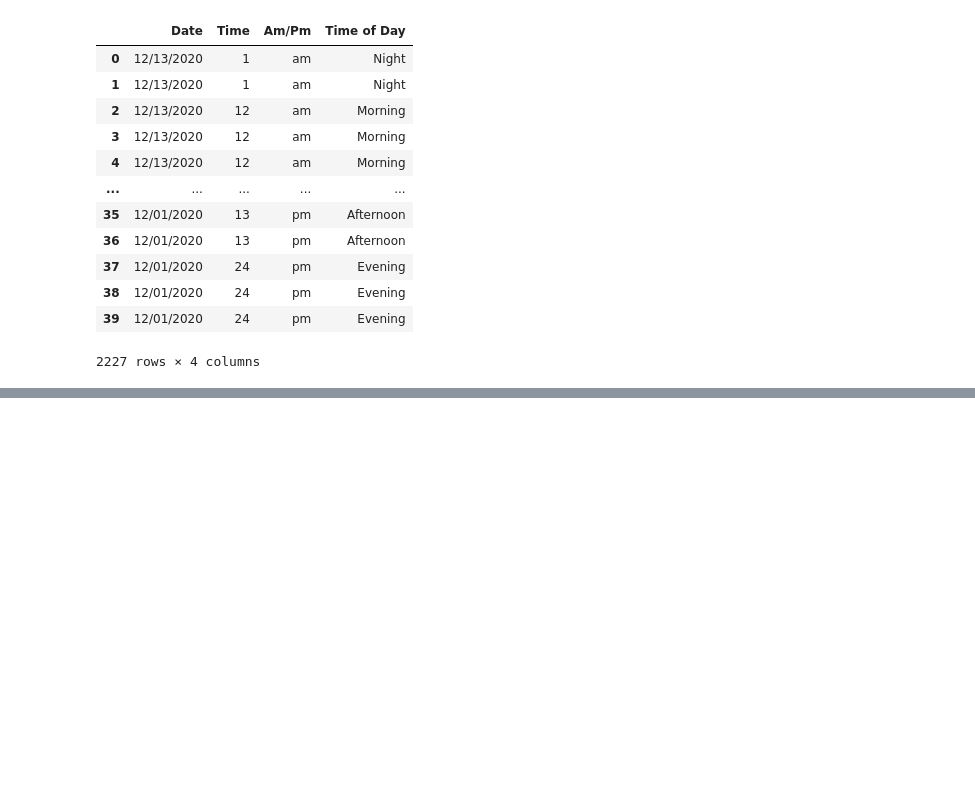
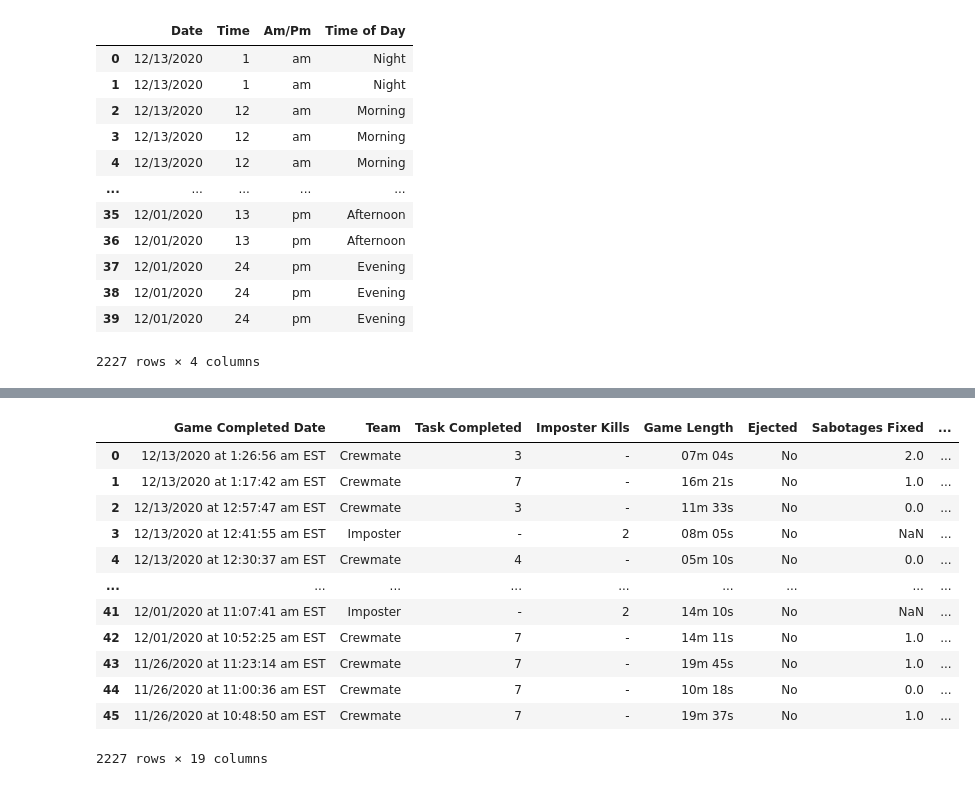
Before and after one commit to madelinesachtler/final-project, a Jupyter notebook: cleaning.ipynb, the cells around one changed output, grey strips where cells are left out. Drawn from its saved outputs; the diff is of its cells as text; code cells hidden in the pictures; blank space fills up the shorter version.

Commit message:
binary stuff

```diff
--- a/cleaning.ipynb
+++ b/cleaning.ipynb
@@ -253,0 +252,18 @@ See the caveats in the documentation: https://pandas.pydata.org/pandas-docs/stab
+# %%
+data_binary_combined = pd.get_dummies(combined, columns = ["Outcome", "All Tasks Completed", "Murdered"])
+# %%
+data_binary_combined
+# %% [output]
+|  | Game Completed Date | Team | Task Completed | Imposter Kills | Game Length | Ejected | Sabotages Fixed | ... |
+| 0 | 12/13/2020 at 1:26:56 am EST | Crewmate | 3 | - | 07m 04s | No | 2.0 | ... |
+| 1 | 12/13/2020 at 1:17:42 am EST | Crewmate | 7 | - | 16m 21s | No | 1.0 | ... |
+| 2 | 12/13/2020 at 12:57:47 am EST | Crewmate | 3 | - | 11m 33s | No | 0.0 | ... |
+| 3 | 12/13/2020 at 12:41:55 am EST | Imposter | - | 2 | 08m 05s | No | NaN | ... |
+| 4 | 12/13/2020 at 12:30:37 am EST | Crewmate | 4 | - | 05m 10s | No | 0.0 | ... |
+| ... | ... | ... | ... | ... | ... | ... | ... | ... |
+| 41 | 12/01/2020 at 11:07:41 am EST | Imposter | - | 2 | 14m 10s | No | NaN | ... |
+| 42 | 12/01/2020 at 10:52:25 am EST | Crewmate | 7 | - | 14m 11s | No | 1.0 | ... |
+| 43 | 11/26/2020 at 11:23:14 am EST | Crewmate | 7 | - | 19m 45s | No | 1.0 | ... |
+| 44 | 11/26/2020 at 11:00:36 am EST | Crewmate | 7 | - | 10m 18s | No | 0.0 | ... |
+| 45 | 11/26/2020 at 10:48:50 am EST | Crewmate | 7 | - | 19m 37s | No | 1.0 | ... |
+2227 rows × 19 columns
```
Also changed, not shown: parts of 3 cells of this notebook.
